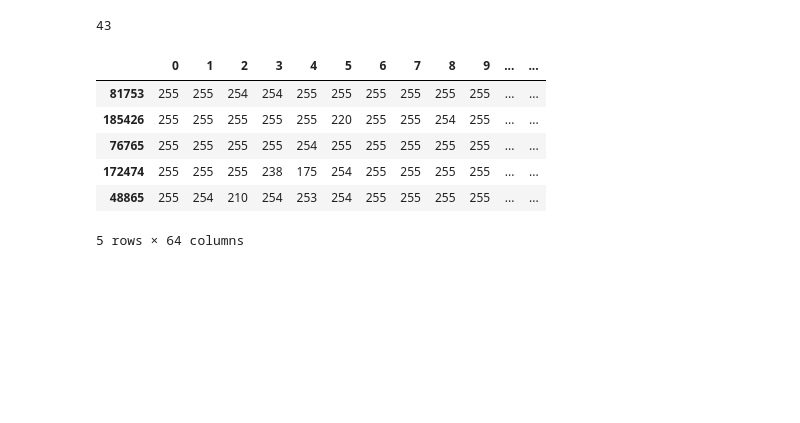
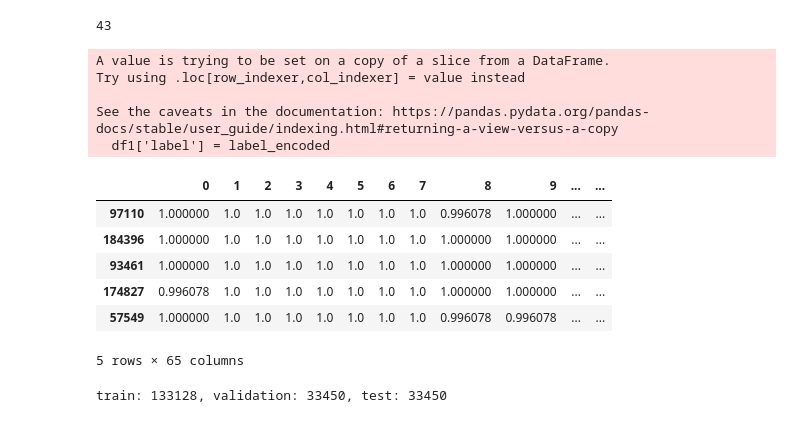
Before and after one commit to yunmiaouwu/data-245-project, a Jupyter notebook: Guan.ipynb, the cells around one changed output. Saved outputs shown, nothing was run; the diff lists cells and outputs as text; code cells hidden in the pictures; blank space fills up the shorter version.

```diff
--- a/Guan.ipynb
+++ b/Guan.ipynb
@@ -59,33 +69,4 @@ df.shape
 # %%
-data = []
-label = []
-
 numeric_data=['0', '1', '2', '3', '4', '5', '6', '7', '8', '9']
 alpha_data=['A', 'b','C','d', 'e', 'f', 'G', 'H', 'i', 'j', 'k', 'l', 'M', 'mu', 'N','o', 'p','q', 'R','S','T', 'u', 'v', 'w', 'X', 'y', 'z']
 symbol_data=['!', '(', ')', '+', ',', '-','=','alpha', 'ascii_124', 'beta', 'cos', 'Delta', 'div','exists', 'forall', 'forward_slash','gamma', 'geq', 'gt', 'in', 'infty', 'int','lambda', 'ldots', 'leq', 'lim', 'log', 'lt','mu', 'neq', 'phi', 'pi', 'pm', 'prime', 'rightarrow', 'sigma', 'sin', 'sqrt', 'sum', 'tan', 'theta', 'times', '[', ']', '{', '}']
-
-
-for each in folders:
-    file_ct=0
-    currentFolder = 'C:/Users/Yunao/Downloads/245_data/' + each
-    for i, file in enumerate(os.listdir(currentFolder)):
-        if(file_ct<=5000):
-            im= cv2.imread((os.path.join(currentFolder, file)))
-            img=cv2.cvtColor(im,cv2.COLOR_BGR2GRAY)
-            #resize
-            resized_image = cv2.resize(img, (8,8))
-            #normalization
-            img = img = np.array(resized_image)/255
-
-            img = img.ravel()
-            img = img.tolist()
-
-            data.append(img)
-            label.append(each)
-
-        file_ct+=1
-
-df = pd.DataFrame(data)
-df["label"] = label
-
-df.head()
@@ -164,17 +129,39 @@ label=df1.iloc[:,-1]
 
 from sklearn.preprocessing import LabelEncoder
 label_encoded = LabelEncoder().fit_transform(label)
+df1['label'] = label_encoded
 
 #60% train, 20% test, 20% validation
-X_train, X_test, y_train, y_test = train_test_split(data, label_encoded, test_size=0.2, random_state=22, shuffle=True)
-X_train, X_val, y_train, y_val = train_test_split(X_train, y_train, test_size=0.25, random_state=22)
+train, test = train_test_split(df1, test_size=0.2, random_state=22, shuffle=True)
+train, val = train_test_split(train, test_size=0.25, random_state=22)
+# %% [output]
+A value is trying to be set on a copy of a slice from a DataFrame.
+Try using .loc[row_indexer,col_indexer] = value instead
+
+See the caveats in the documentation: https://pandas.pydata.org/pandas-docs/stable/user_guide/indexing.html#returning-a-view-versus-a-copy
+  df1['label'] = label_encoded
 # %%
-X_train.head()
+train.head()
 # %% [output]
 |  | 0 | 1 | 2 | 3 | 4 | 5 | 6 | 7 | 8 | 9 | ... | ... |
-| 81753 | 255 | 255 | 254 | 254 | 255 | 255 | 255 | 255 | 255 | 255 | ... | ... |
-| 185426 | 255 | 255 | 255 | 255 | 255 | 220 | 255 | 255 | 254 | 255 | ... | ... |
-| 76765 | 255 | 255 | 255 | 255 | 254 | 255 | 255 | 255 | 255 | 255 | ... | ... |
-| 172474 | 255 | 255 | 255 | 238 | 175 | 254 | 255 | 255 | 255 | 255 | ... | ... |
-| 48865 | 255 | 254 | 210 | 254 | 253 | 254 | 255 | 255 | 255 | 255 | ... | ... |
+| 97110 | 1.000000 | 1.0 | 1.0 | 1.0 | 1.0 | 1.0 | 1.0 | 1.0 | 0.996078 | 1.000000 | ... | ... |
+| 184396 | 1.000000 | 1.0 | 1.0 | 1.0 | 1.0 | 1.0 | 1.0 | 1.0 | 1.000000 | 1.000000 | ... | ... |
+| 93461 | 1.000000 | 1.0 | 1.0 | 1.0 | 1.0 | 1.0 | 1.0 | 1.0 | 1.000000 | 1.000000 | ... | ... |
+| 174827 | 0.996078 | 1.0 | 1.0 | 1.0 | 1.0 | 1.0 | 1.0 | 1.0 | 1.000000 | 1.000000 | ... | ... |
+| 57549 | 1.000000 | 1.0 | 1.0 | 1.0 | 1.0 | 1.0 | 1.0 | 1.0 | 0.996078 | 0.996078 | ... | ... |
-5 rows × 64 columns
+5 rows × 65 columns
+# %%
+def balance(df):
+    groupby = df.groupby('label')
+    df = groupby.apply(lambda x: x.sample(groupby.size().max(), replace=True).reset_index(drop=True))
+    del df['label']
+    df = df.reset_index()
+    del df['level_1']
+    df = df.sample(frac=1)
+    return df
+
+train = balance(train)
+
+print(f'train: {len(train)}, validation: {len(val)}, test: {len(test)}')
+# %% [output]
+train: 133128, validation: 33450, test: 33450
```
Also changed, not shown: parts of 20 cells of this notebook, 2 other files.
